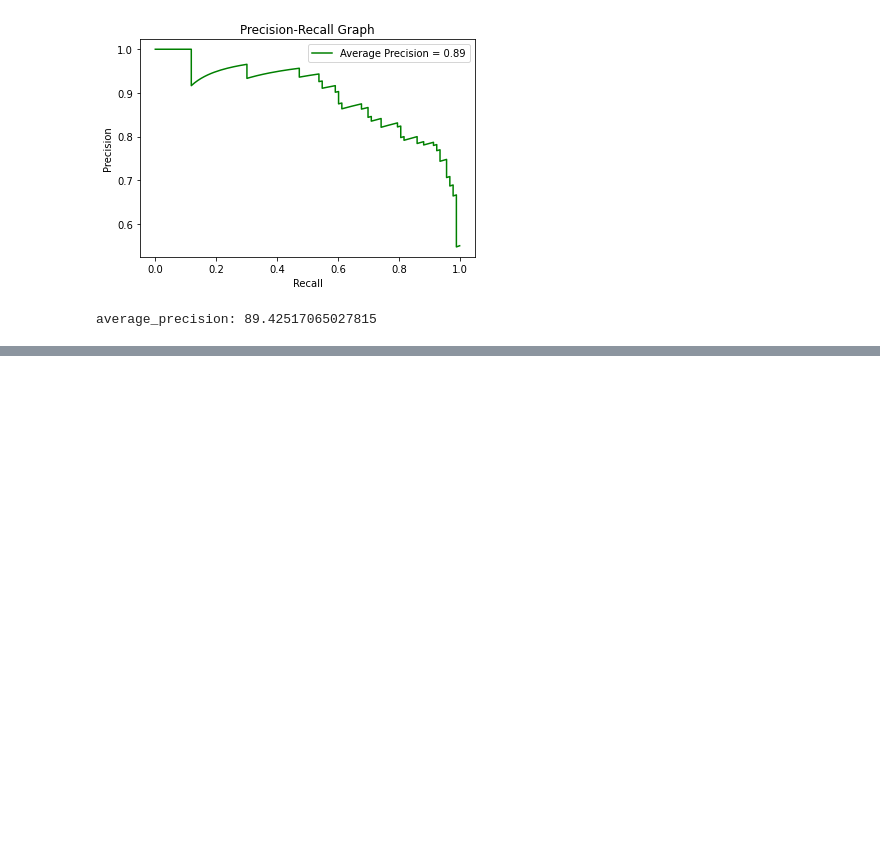
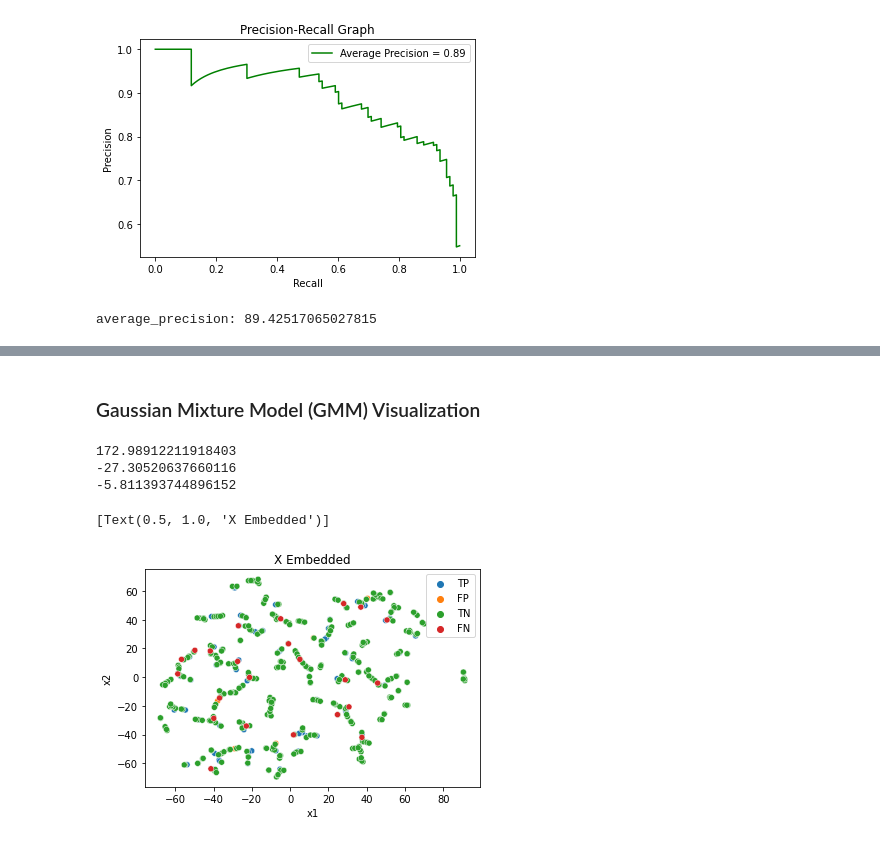
Before and after one commit to mlvlab/AnomalyDetection_tutorial, a Jupyter notebook: AnomalyDetection_tutorial.ipynb, the cells around one changed output, grey strips where cells are left out. Cells and saved outputs as stored; diff of their text form; code cells hidden in the pictures; blank space fills up the shorter version.

```diff
--- a/AnomalyDetection_tutorial.ipynb
+++ b/AnomalyDetection_tutorial.ipynb
@@ -228,13 +228,13 @@ num_mixture = 100
 GMM = GaussianMixture(n_components=num_mixture, random_state=42, covariance_type='diag')
 
 GMM.fit(X_train)
-y_test_score = -GMM.score_samples(X_test)
+y_test_score_gmm = -GMM.score_samples(X_test)
 
 # Precision and recall curve
-precision, recall, _ = precision_recall_curve(y_test, y_test_score, pos_label=1)
+precision, recall, _ = precision_recall_curve(y_test, y_test_score_gmm, pos_label=1)
 
 # Calculate average precision
-average_precision = average_precision_score(y_test, y_test_score, pos_label=1, average = 'samples')
+average_precision = average_precision_score(y_test, y_test_score_gmm, pos_label=1, average = 'samples')
 
 # For Visualization
 plt.title("Precision-Recall Graph")
@@ -328,0 +342,30 @@ average_precision: 89.42517065027815
+# %%
+X_test_embedded = TSNE(n_components=2, learning_rate='auto',init='random', perplexity=3).fit_transform(X_test)
+# %% [markdown]
+### Gaussian Mixture Model (GMM) Visualization
+# %%
+print(y_test_score_gmm.max())
+print(y_test_score_gmm.min())
+print(y_test_score_gmm.mean())
+
+# Anomaly Threshold
+anomaly_theresold = 0.6
+
+y_TP = y_test.iloc[y_test_score_gmm>=anomaly_theresold].loc[y_test[0]==1].replace(1, 'TP')
+y_FP = y_test.iloc[y_test_score_gmm>=anomaly_theresold].loc[y_test[0]==0].replace(0, 'FP')
+y_TN = y_test.iloc[y_test_score_gmm<anomaly_theresold].loc[y_test[0]==0].replace(0, 'TN')
+y_FN = y_test.iloc[y_test_score_gmm<anomaly_theresold].loc[y_test[0]==1].replace(1, 'FN')
+
+predictions = np.concatenate((y_TP, y_FP, y_TN, y_FN),0)
+
+X_test_emb_with_y=np.concatenate((X_test_embedded,predictions),1)
+
+df_vis = pd.DataFrame(X_test_emb_with_y,columns=['x1', 'x2', 'y'])
+
+sns.scatterplot(x="x1", y="x2", hue=df_vis.y.tolist(), data=df_vis).set(title="X Embedded")
+# %% [output]
+172.98912211918403
+-27.30520637660116
+-5.811393744896152
+[Text(0.5, 1.0, 'X Embedded')]
+[figure, added]
```
Also changed, not shown: parts of 12 cells of this notebook.
